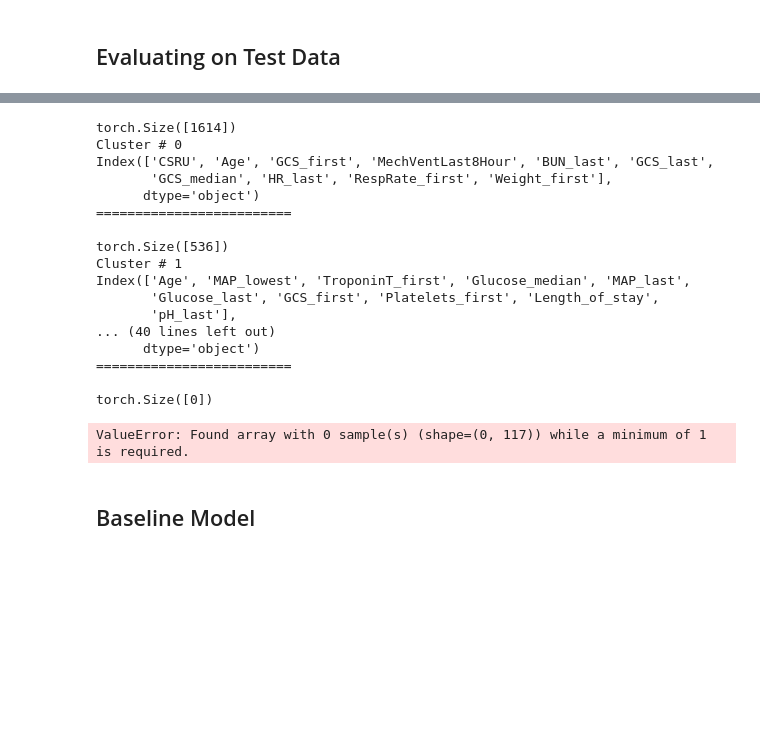
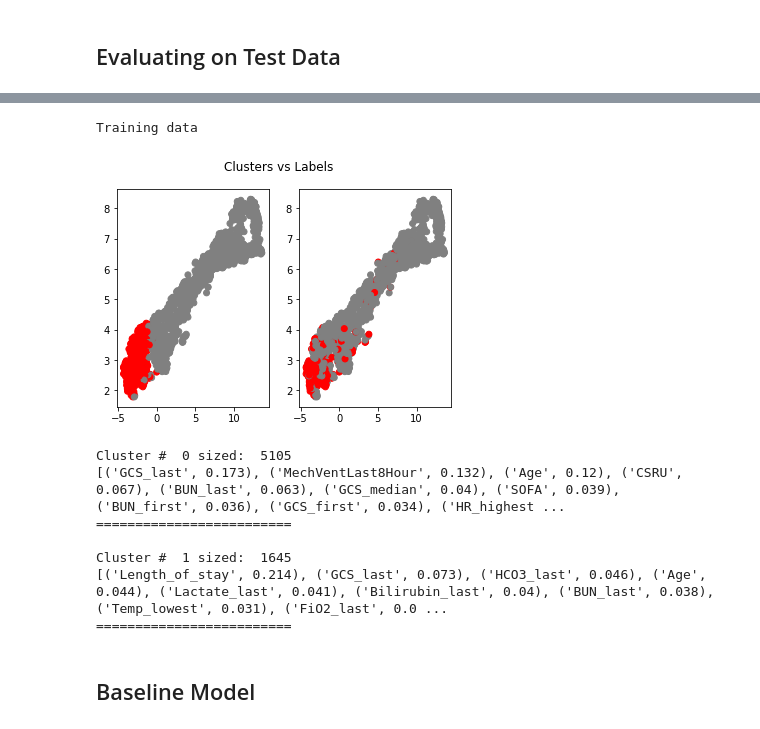
Before and after one commit to shivin9/ExpertNet, a Jupyter notebook: IDEC (CAC).ipynb, the cells around one changed output, grey strips where cells are left out. Drawn from its saved outputs; the diff is of its cells as text; code cells hidden in the pictures; blank space fills up the shorter version.

```diff
--- a/IDEC (CAC).ipynb
+++ b/IDEC (CAC).ipynb
@@ -880,7 +880,7 @@ suffix += args.dataset + "_"
 suffix += str(args.n_clusters) + "_"
 suffix += str(args.attention)
 
-# column_names, train_data, val_data, test_data = get_train_val_test_loaders(args)
+column_names, train_data, val_data, test_data = get_train_val_test_loaders(args)
 os.chdir(BASE_DIR)
 X_train, y_train, train_loader = train_data
 X_val, y_val, val_loader = val_data
@@ -1504,47 +1505,57 @@ tensor([[-0.0559,  0.8993, -0.2890,  ..., -0.2272,  0.2019, -0.1116],
 # %%
 ####################################################################################
 ####################################################################################
 ####################################################################################
 ################################### Feature Imp. ###################################
 ####################################################################################
 ####################################################################################
 ####################################################################################
 
+plot(model, torch.FloatTensor(X_train).to(args.device), y_train, labels=None)
+
 regs = [GradientBoostingRegressor(random_state=0) for _ in range(args.n_clusters)]
+qs, z_train = model(torch.FloatTensor(X_train).to(args.device), output="latent")
+q_train = qs[0]
+cluster_ids = torch.argmax(q_train, axis=1)
+preds_e = torch.zeros((len(z_train), 2))
+feature_importances = np.zeros((args.n_clusters, args.input_dim))
+
+# Weighted predictions
+for j in range(model.n_clusters):
+    cluster_id = np.where(cluster_ids == j)[0]
+    # X_cluster = z_test[cluster_id]
+    X_cluster = z_train
+    cluster_preds = model.classifiers[j][0](X_cluster)
+    # print(q_test, cluster_preds[:,0])
+    preds_e[:,0] += q_train[:,j]*cluster_preds[:,0]
+    preds_e[:,1] += q_train[:,j]*cluster_preds[:,1]
 
 for j in range(model.n_clusters):
     cluster_id = torch.where(cluster_ids == j)[0]
-    X_cluster = X_test[cluster_id]
+    X_cluster = X_train[cluster_id]
     if args.attention == True:
         y_cluster = preds_e[cluster_id][:,1]
     else:
         y_cluster = preds[cluster_id][:,1]
-#     if len(cluster_id) > 0:
-    print(y_cluster.shape)
-    regs[j].fit(X_cluster, y_cluster.detach().cpu().numpy())
-    best_features = np.argsort(regs[j].feature_importances_)[::-1][:10]
-    print("Cluster #", j)
-    print(column_names[best_features])
-    print("=========================\n")
+
+    # Some test data might not belong to any cluster
+    if len(cluster_id) > 0:
+        regs[j].fit(X_cluster, y_cluster.detach().cpu().numpy())
+        best_features = np.argsort(regs[j].feature_importances_)[::-1][:10]
+        feature_importances[j,:] = regs[j].feature_importances_
+        print("Cluster # ", j, "sized: ", len(cluster_id))
+        print(list(zip(column_names[best_features], np.round(regs[j].feature_importances_[best_features], 3))))
+        print("=========================\n")
 # %% [output]
-torch.Size([1614])
-Cluster # 0
-Index(['CSRU', 'Age', 'GCS_first', 'MechVentLast8Hour', 'BUN_last', 'GCS_last',
-       'GCS_median', 'HR_last', 'RespRate_first', 'Weight_first'],
-      dtype='object')
-=========================
-
-torch.Size([536])
-Cluster # 1
-Index(['Age', 'MAP_lowest', 'TroponinT_first', 'Glucose_median', 'MAP_last',
-       'Glucose_last', 'GCS_first', 'Platelets_first', 'Length_of_stay',
-       'pH_last'],
-... (40 lines left out)
-      dtype='object')
-=========================
-
-torch.Size([0])
+Training data
+[figure, added]
-ValueError: Found array with 0 sample(s) (shape=(0, 117)) while a minimum of 1 is required.
+Cluster #  0 sized:  5105
+[('GCS_last', 0.173), ('MechVentLast8Hour', 0.132), ('Age', 0.12), ('CSRU', 0.067), ('BUN_last', 0.063), ('GCS_median', 0.04), ('SOFA', 0.039), ('BUN_first', 0.036), ('GCS_first', 0.034), ('HR_highest ...
+=========================
+
+Cluster #  1 sized:  1645
+[('Length_of_stay', 0.214), ('GCS_last', 0.073), ('HCO3_last', 0.046), ('Age', 0.044), ('Lactate_last', 0.041), ('Bilirubin_last', 0.04), ('BUN_last', 0.038), ('Temp_lowest', 0.031), ('FiO2_last', 0.0 ...
+=========================
 # %% [markdown]
 ## Baseline Model
 # %%
```
Also changed, not shown: parts of 12 cells of this notebook, 13 other files.
